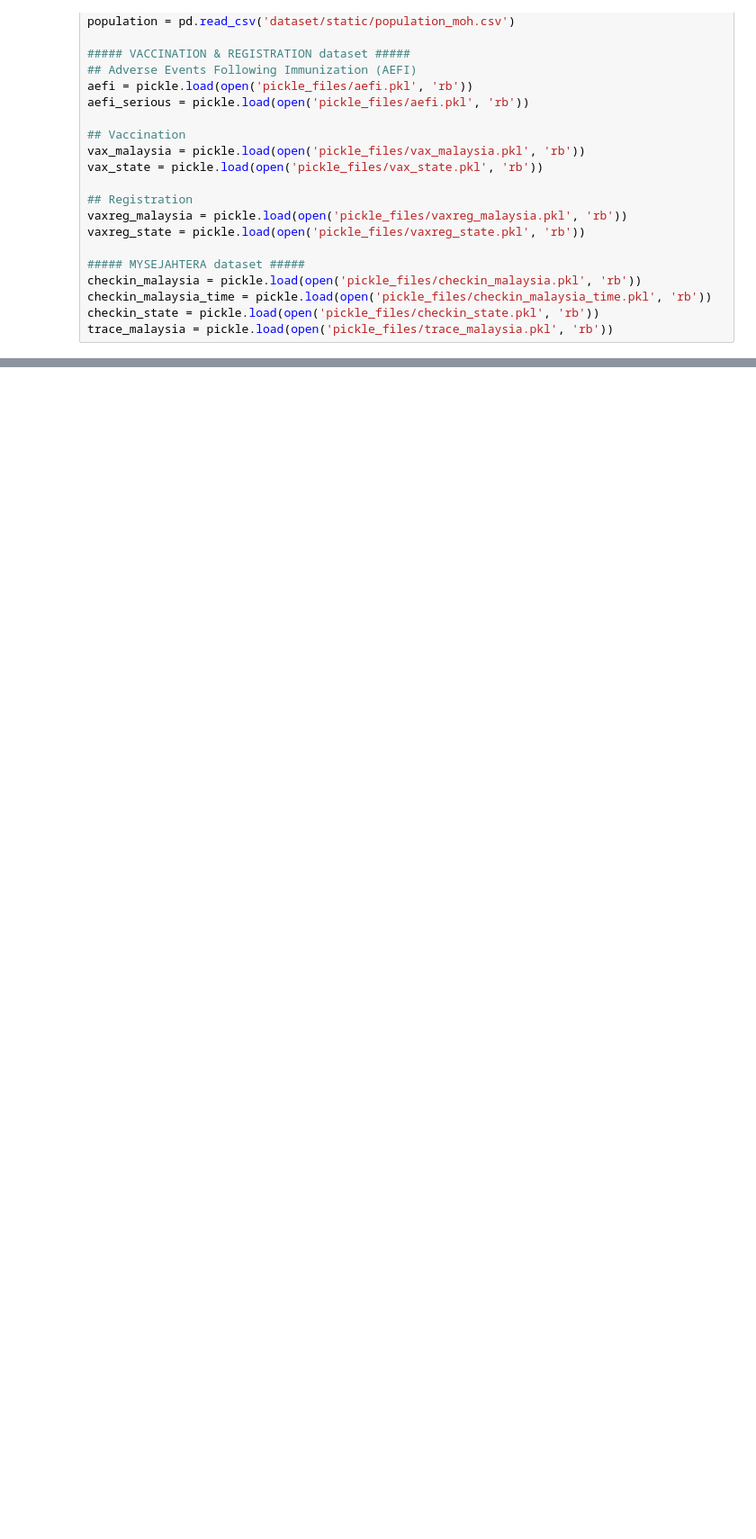
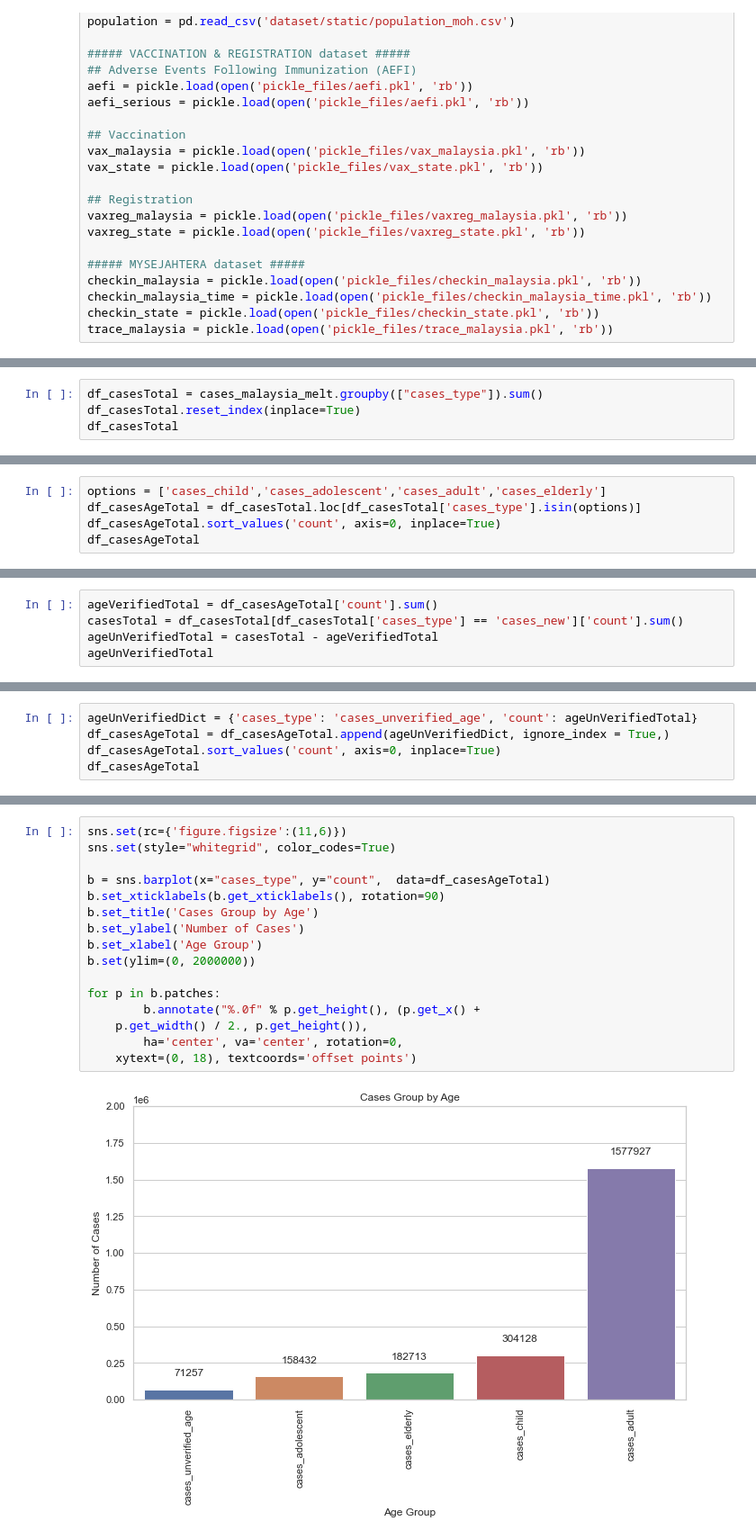
Before and after one commit to BingQuanChua/COVID-19-Msia-Cases-And-Vaccination, a Jupyter notebook: Project_Q1-Q3.ipynb, the cells around one changed output, grey strips where cells are left out. Shown: that part at 90% size. Drawn from its saved outputs; the diff is of its cells as text; blank space fills up the shorter version.

Commit message:
cases, test and death analysis and filerename

```diff
--- a/Project_Q1-Q3.ipynb
+++ b/Project_Q1-Q3.ipynb
@@ -117,0 +140,4 @@ trace_malaysia = pickle.load(open('pickle_files/trace_malaysia.pkl', 'rb'))
+# %%
+df_casesTotal = cases_malaysia_melt.groupby(["cases_type"]).sum()
+df_casesTotal.reset_index(inplace=True)
+df_casesTotal
@@ -117,0 +156,5 @@ trace_malaysia = pickle.load(open('pickle_files/trace_malaysia.pkl', 'rb'))
+# %%
+options = ['cases_child','cases_adolescent','cases_adult','cases_elderly']
+df_casesAgeTotal = df_casesTotal.loc[df_casesTotal['cases_type'].isin(options)]
+df_casesAgeTotal.sort_values('count', axis=0, inplace=True)
+df_casesAgeTotal
@@ -117,0 +171,5 @@ trace_malaysia = pickle.load(open('pickle_files/trace_malaysia.pkl', 'rb'))
+# %%
+ageVerifiedTotal = df_casesAgeTotal['count'].sum()
+casesTotal = df_casesTotal[df_casesTotal['cases_type'] == 'cases_new']['count'].sum()
+ageUnVerifiedTotal = casesTotal - ageVerifiedTotal
+ageUnVerifiedTotal
@@ -117,0 +178,5 @@ trace_malaysia = pickle.load(open('pickle_files/trace_malaysia.pkl', 'rb'))
+# %%
+ageUnVerifiedDict = {'cases_type': 'cases_unverified_age', 'count': ageUnVerifiedTotal}
+df_casesAgeTotal = df_casesAgeTotal.append(ageUnVerifiedDict, ignore_index = True,)
+df_casesAgeTotal.sort_values('count', axis=0, inplace=True)
+df_casesAgeTotal
@@ -117,0 +190,18 @@ trace_malaysia = pickle.load(open('pickle_files/trace_malaysia.pkl', 'rb'))
+# %%
+sns.set(rc={'figure.figsize':(11,6)})
+sns.set(style="whitegrid", color_codes=True)
+
+b = sns.barplot(x="cases_type", y="count",  data=df_casesAgeTotal)
+b.set_xticklabels(b.get_xticklabels(), rotation=90)
+b.set_title('Cases Group by Age')
+b.set_ylabel('Number of Cases')
+b.set_xlabel('Age Group')
+b.set(ylim=(0, 2000000))
+
+for p in b.patches:
+    	b.annotate("%.0f" % p.get_height(), (p.get_x() +
+	p.get_width() / 2., p.get_height()),
+    	ha='center', va='center', rotation=0,
+	xytext=(0, 18), textcoords='offset points')
+# %% [output]
+[figure, added]
```
Also changed, not shown: parts of 33 cells of this notebook, 5 other files.
